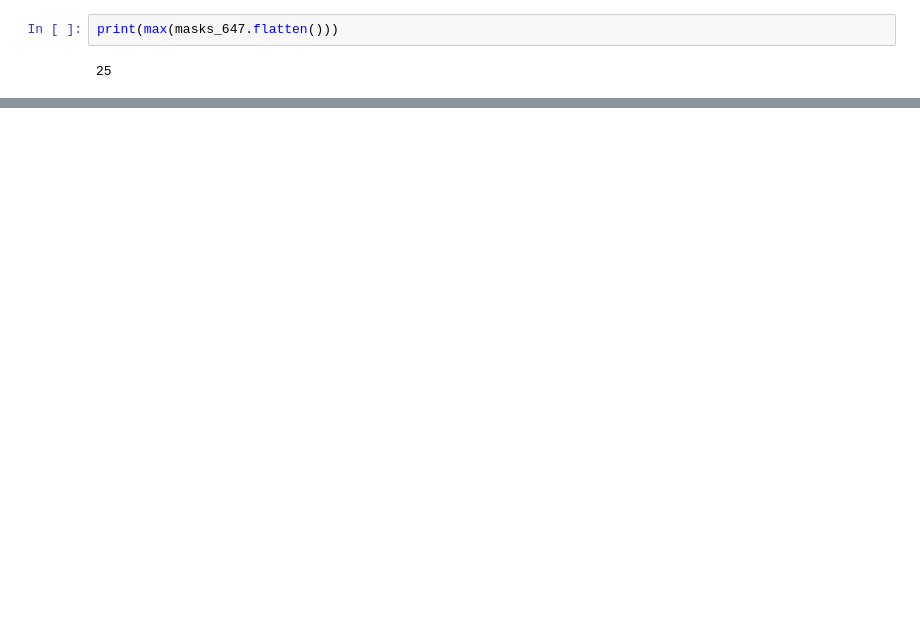
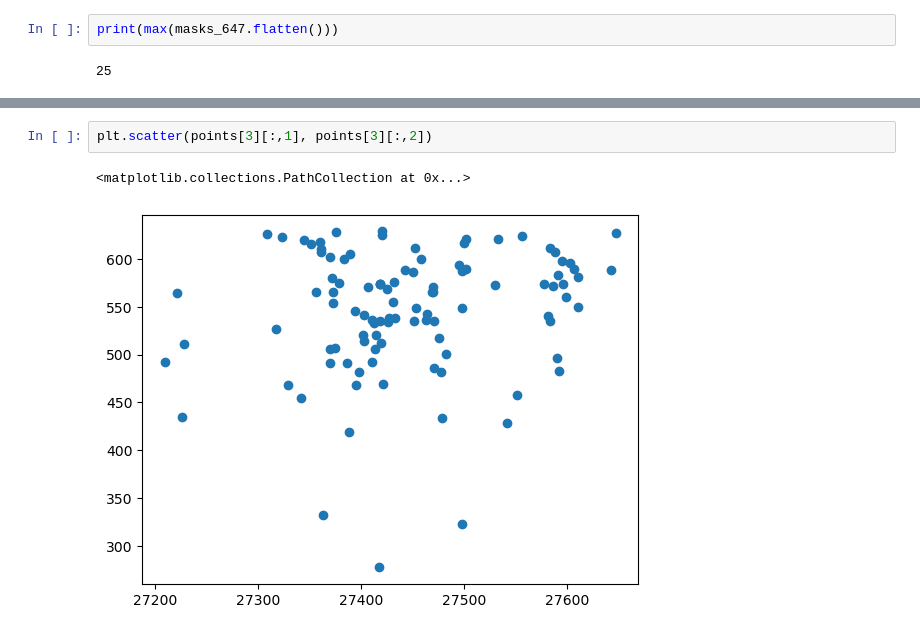
Before and after one commit to isagarnreiter/vesicleSTORM, a Jupyter notebook: jupyter/coclustering_visualisation.ipynb, the cells around one changed output, grey strips where cells are left out. Cells and saved outputs as stored; diff of their text form; blank space fills up the shorter version.

```diff
--- a/jupyter/coclustering_visualisation.ipynb
+++ b/jupyter/coclustering_visualisation.ipynb
@@ -85,0 +92,5 @@ plt.tight_layout()
+# %%
+plt.scatter(points[3][:,1], points[3][:,2])
+# %% [output]
+<matplotlib.collections.PathCollection at 0x...>
+[figure, added]
```
Also changed, not shown: parts of 4 cells of this notebook, 11 other files.
